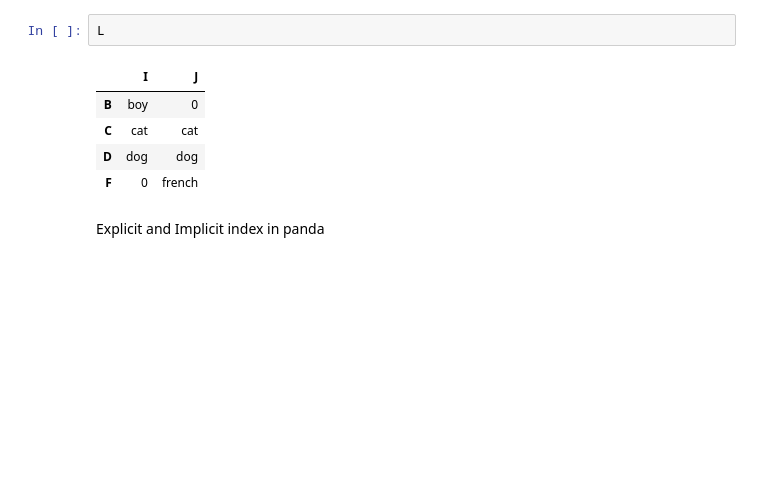
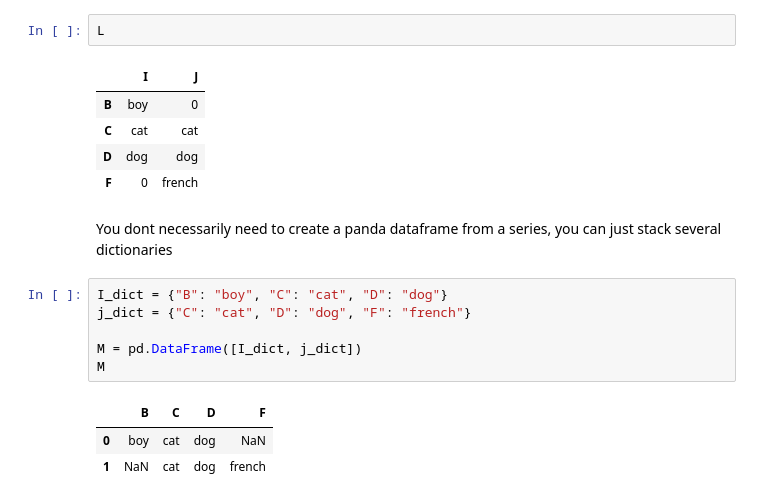
Before and after one commit to S-Core21/pyhton-tutorial, a Jupyter notebook: panda.ipynb, the cells around one changed output. Cells and saved outputs as stored; diff of their text form; blank space fills up the shorter version.

```diff
--- a/panda.ipynb
+++ b/panda.ipynb
@@ -302,5 +315,15 @@ L
 | C | cat | cat |
 | D | dog | dog |
 | F | 0 | french |
-# %% [markdown]
-Explicit and Implicit index in panda
+# %% [markdown]
+You dont necessarily need to create a panda dataframe from a series, you can just stack several dictionaries
+# %%
+I_dict = {"B": "boy", "C": "cat", "D": "dog"}
+j_dict = {"C": "cat", "D": "dog", "F": "french"}
+
+M = pd.DataFrame([I_dict, j_dict])
+M
+# %% [output]
+|  | B | C | D | F |
+| 0 | boy | cat | dog | NaN |
+| 1 | NaN | cat | dog | french |
```
Also changed, not shown: parts of 23 cells of this notebook.
